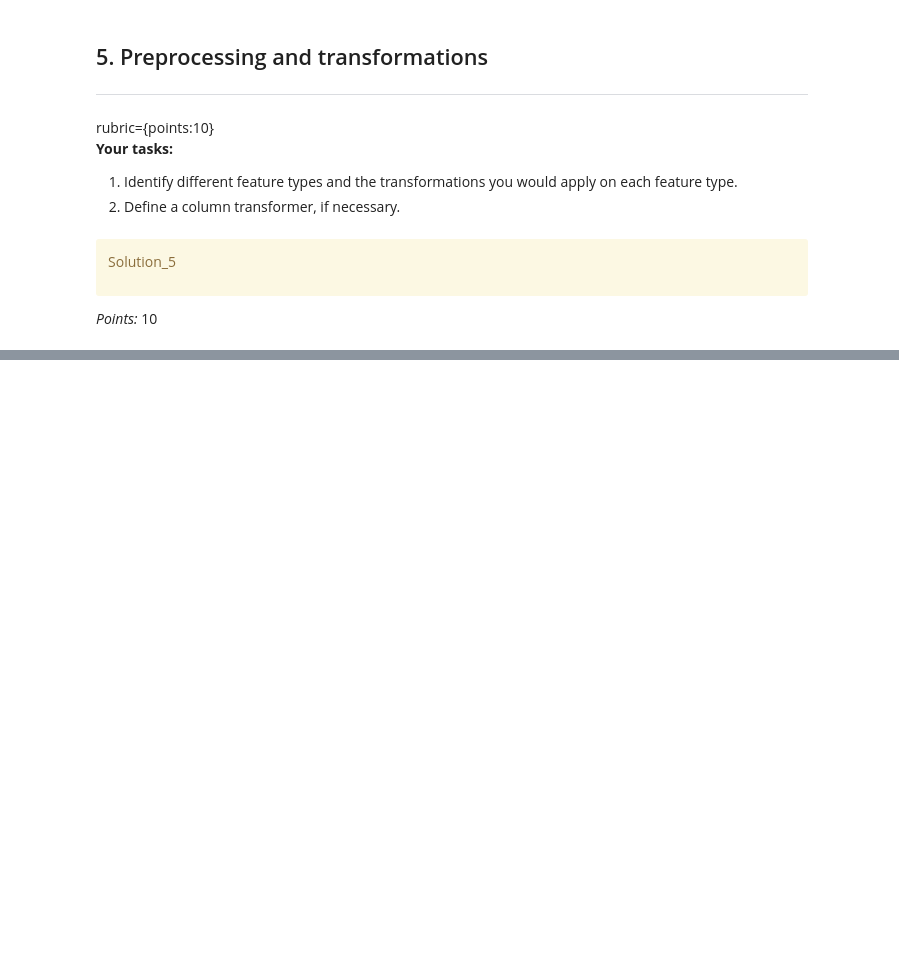
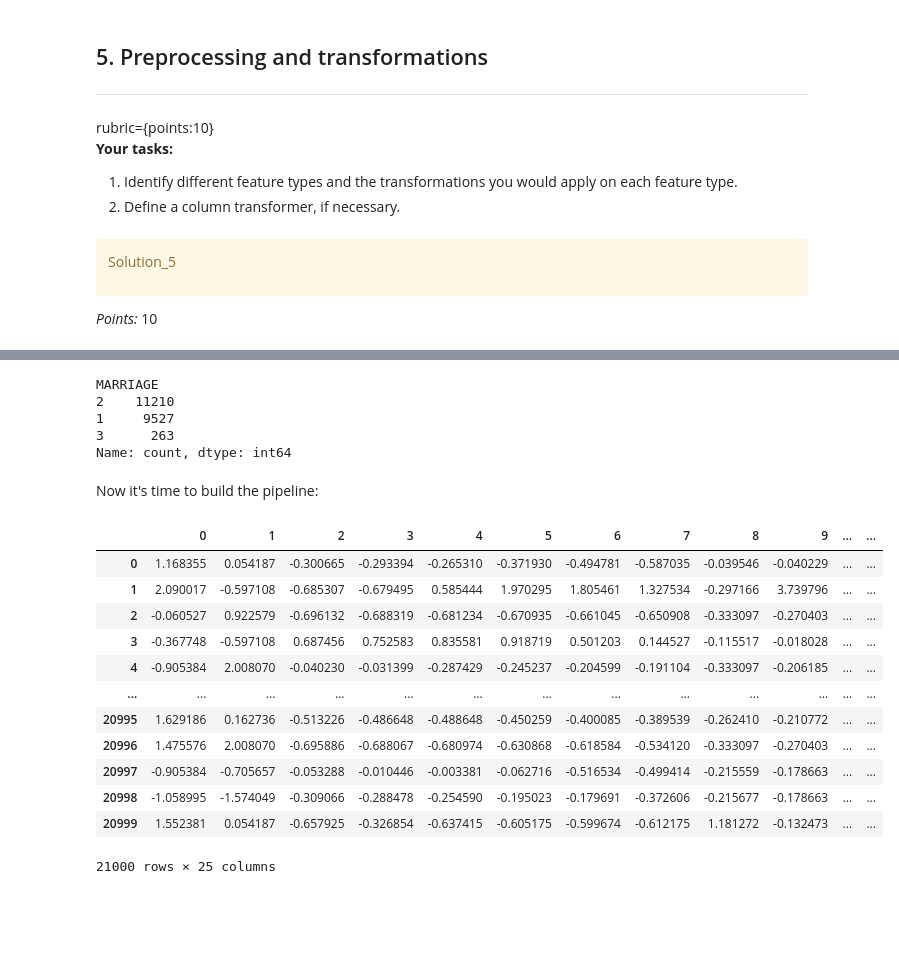
Before and after one commit to OminiCarlos/hw5, a Jupyter notebook: hw5.ipynb, the cells around one changed output, grey strips where cells are left out. Saved outputs shown, nothing was run; the diff lists cells and outputs as text; code cells hidden in the pictures; blank space fills up the shorter version.

```diff
--- a/hw5.ipynb
+++ b/hw5.ipynb
@@ -365,0 +383,4 @@ Ellipsis
+# %%
+cond = (credit_df.EDUCATION == 5) | (credit_df.EDUCATION == 6) | (credit_df.EDUCATION == 4)
+credit_df.loc[cond, 'EDUCATION'] = 0
+credit_df.EDUCATION.value_counts()
@@ -365,0 +396,3 @@ Ellipsis
+# %%
+credit_df.loc[credit_df.MARRIAGE == 0, 'MARRIAGE'] = 3
+credit_df.MARRIAGE.value_counts()
@@ -365,0 +409,8 @@ Ellipsis
+# %%
+feats = ['PAY_0','PAY_2','PAY_3','PAY_4','PAY_5','PAY_6']
+result = []
+for feat in feats:
+    cond = (credit_df[feat] == -2) | (credit_df[feat] == 0)
+    credit_df.loc[cond, feat] = -1
+    result.append(credit_df[feat].value_counts())
+print(result)
@@ -365,0 +437,9 @@ Ellipsis
+# %%
+X = credit_df.drop(columns = ['default.payment.next.month'])
+y = credit_df['default.payment.next.month']
+X_train, X_test, y_train, y_test = train_test_split(
+    X, y, test_size=0.3, random_state=123
+)
+
+print(X.head())
+print(y.head())
@@ -365,0 +464,10 @@ Ellipsis
+# %%
+X_train.MARRIAGE.value_counts()
+# %% [output]
+MARRIAGE
+2    11210
+1     9527
+3      263
+Name: count, dtype: int64
+# %% [markdown]
+Now it's time to build the pipeline:
@@ -366,3 +523,21 @@ Ellipsis
+# %%
+# fit_transform the training data
+transformed_df = pd.DataFrame(preprocessor.fit_transform(X_train))
+transformed_df
+# %% [output]
+|  | 0 | 1 | 2 | 3 | 4 | 5 | 6 | 7 | 8 | 9 | ... | ... |
+| 0 | 1.168355 | 0.054187 | -0.300665 | -0.293394 | -0.265310 | -0.371930 | -0.494781 | -0.587035 | -0.039546 | -0.040229 | ... | ... |
+| 1 | 2.090017 | -0.597108 | -0.685307 | -0.679495 | 0.585444 | 1.970295 | 1.805461 | 1.327534 | -0.297166 | 3.739796 | ... | ... |
+| 2 | -0.060527 | 0.922579 | -0.696132 | -0.688319 | -0.681234 | -0.670935 | -0.661045 | -0.650908 | -0.333097 | -0.270403 | ... | ... |
+| 3 | -0.367748 | -0.597108 | 0.687456 | 0.752583 | 0.835581 | 0.918719 | 0.501203 | 0.144527 | -0.115517 | -0.018028 | ... | ... |
+| 4 | -0.905384 | 2.008070 | -0.040230 | -0.031399 | -0.287429 | -0.245237 | -0.204599 | -0.191104 | -0.333097 | -0.206185 | ... | ... |
+| ... | ... | ... | ... | ... | ... | ... | ... | ... | ... | ... | ... | ... |
+| 20995 | 1.629186 | 0.162736 | -0.513226 | -0.486648 | -0.488648 | -0.450259 | -0.400085 | -0.389539 | -0.262410 | -0.210772 | ... | ... |
+| 20996 | 1.475576 | 2.008070 | -0.695886 | -0.688067 | -0.680974 | -0.630868 | -0.618584 | -0.534120 | -0.333097 | -0.270403 | ... | ... |
+| 20997 | -0.905384 | -0.705657 | -0.053288 | -0.010446 | -0.003381 | -0.062716 | -0.516534 | -0.499414 | -0.215559 | -0.178663 | ... | ... |
+| 20998 | -1.058995 | -1.574049 | -0.309066 | -0.288478 | -0.254590 | -0.195023 | -0.179691 | -0.372606 | -0.215677 | -0.178663 | ... | ... |
+| 20999 | 1.552381 | 0.054187 | -0.657925 | -0.326854 | -0.637415 | -0.605175 | -0.599674 | -0.612175 | 1.181272 | -0.132473 | ... | ... |
+21000 rows × 25 columns
 # %% [markdown]
 <!-- END QUESTION -->
 
```
Also changed, not shown: parts of 35 cells of this notebook, 1 other file.
